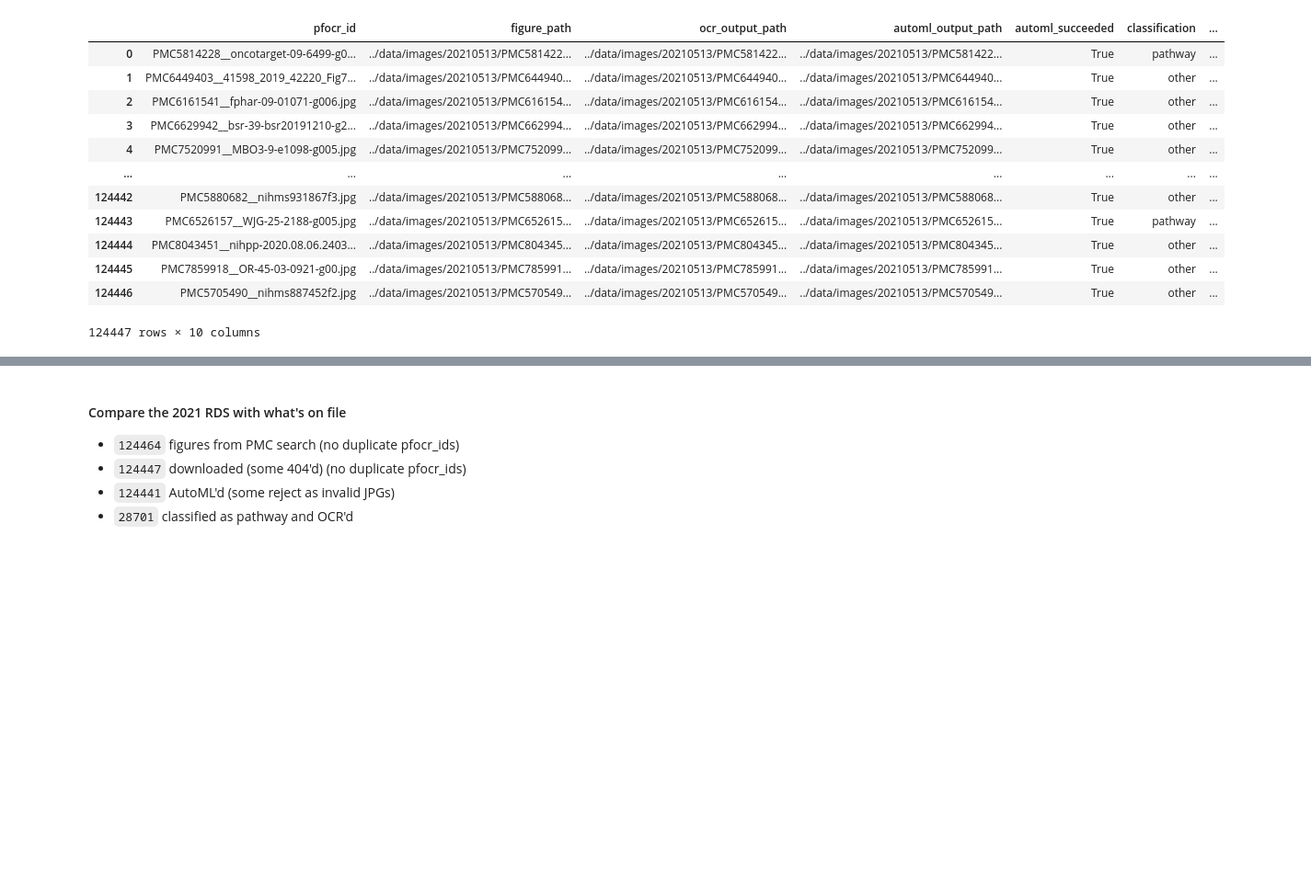
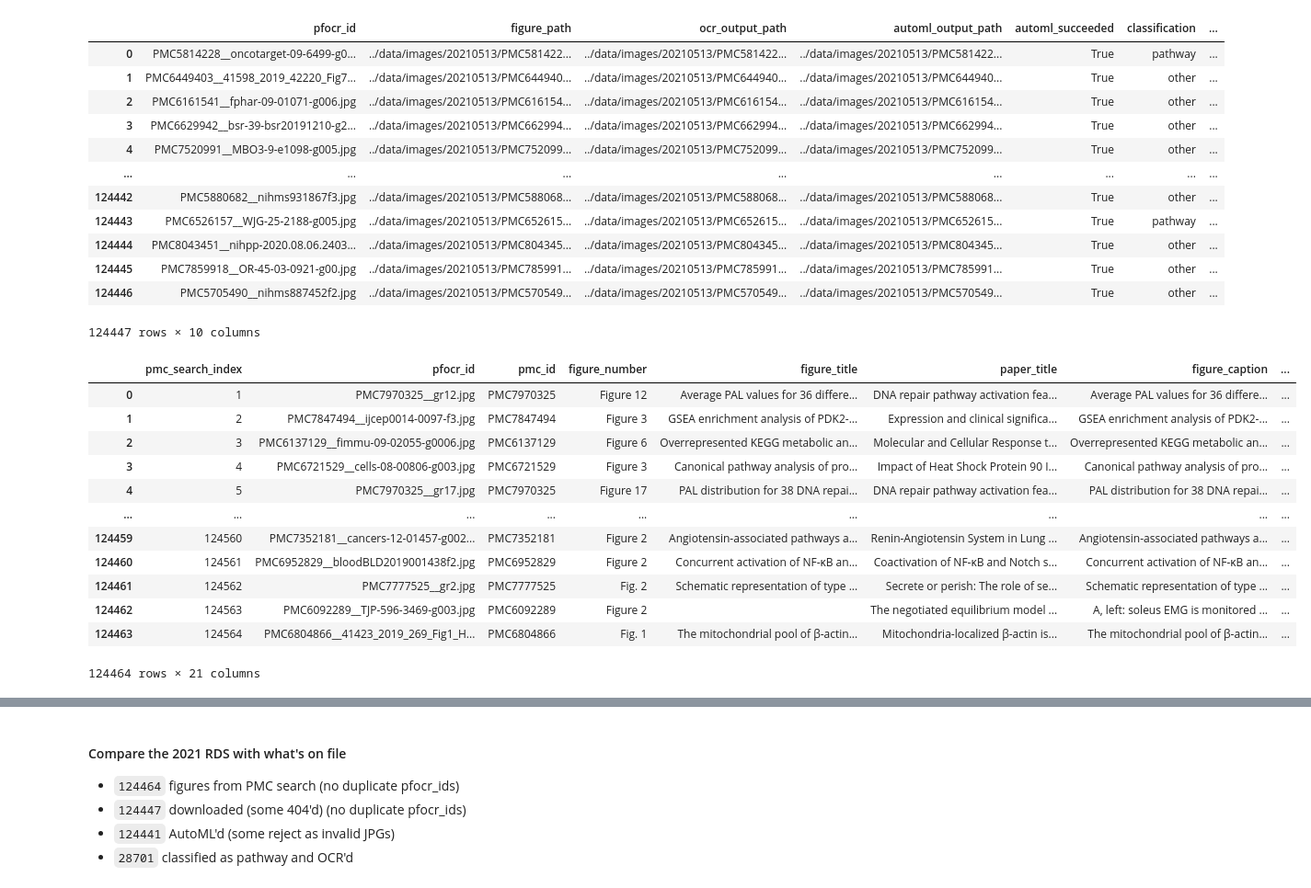
Before and after one commit to wikipathways/pathway-figure-ocr, a Jupyter notebook: notebooks/pp_classic.ipynb, the cells around one changed output, grey strips where cells are left out. Shown at 92% size. Drawn from its saved outputs; the diff is of its cells as text; code cells hidden in the pictures; blank space fills up the shorter version.

```diff
--- a/notebooks/pp_classic.ipynb
+++ b/notebooks/pp_classic.ipynb
@@ -37,6 +44,8 @@ import Levenshtein_search
 import polyleven
 # %% [markdown]
 ## Load Data
+# %%
+data_dir = Path("../data")
 # %% [markdown]
 ### Load OCR 2020 Results
 # %%
@@ -136,0 +148,6 @@ readRDS = ro.r["readRDS"]
+# %%
+def rds2pandas(rds_path):
+    r_df = readRDS(str(rds_path))
+    with localconverter(ro.default_converter + pandas2ri.converter):
+        pandas_df = ro.conversion.rpy2py(r_df)
+    return pandas_df
@@ -199,7 +237,9 @@ for ext in ("*.jpg", "*.jpeg", "*.png"):
 total_figure_path_count = len(figure_paths)
 print(f"total_figure_path_count: {total_figure_path_count}")
 
-directory_data_path = Path(f"../data/images/{target_date}/directory_data.json")
+directory_data_path = Path(
+    f"../data/images/{target_date}/collected_directory_data.json"
+)
 
 if directory_data_path.exists():
     with directory_data_path.open("r") as f:
@@ -225,9 +265,7 @@ else:
             with automl_output_path.open("r") as f:
                 automl_output = json.load(f)
                 row["classification"] = automl_output["displayName"]
-                row["classification_score"] = automl_output["classification"][
-                    "score"
-                ]
+                row["pathway_score"] = automl_output["classification"]["score"]
 
         if ocr_output_path.exists():
             row["ocr_succeeded"] = True
@@ -266,3 +304,24 @@ on_disk_df
 | 124445 | PMC7859918__OR-45-03-0921-g00.jpg | ../data/images/20210513/PMC785991... | ../data/images/20210513/PMC785991... | ../data/images/20210513/PMC785991... | True | other | ... |
 | 124446 | PMC5705490__nihms887452f2.jpg | ../data/images/20210513/PMC570549... | ../data/images/20210513/PMC570549... | ../data/images/20210513/PMC570549... | True | other | ... |
 124447 rows × 10 columns
+# %%
+raw_pfocr_figures_df = pmc_df.join(
+    on_disk_df.set_index("pfocr_id"),
+    on="pfocr_id",
+    how="outer",
+).rename(columns={"classification_score": "pathway_score"})
+raw_pfocr_figures_df
+# %% [output]
+|  | pmc_search_index | pfocr_id | pmc_id | figure_number | figure_title | paper_title | figure_caption | ... |
+| 0 | 1 | PMC7970325__gr12.jpg | PMC7970325 | Figure 12 | Average PAL values for 36 differe... | DNA repair pathway activation fea... | Average PAL values for 36 differe... | ... |
+| 1 | 2 | PMC7847494__ijcep0014-0097-f3.jpg | PMC7847494 | Figure 3 | GSEA enrichment analysis of PDK2-... | Expression and clinical significa... | GSEA enrichment analysis of PDK2-... | ... |
+| 2 | 3 | PMC6137129__fimmu-09-02055-g0006.jpg | PMC6137129 | Figure 6 | Overrepresented KEGG metabolic an... | Molecular and Cellular Response t... | Overrepresented KEGG metabolic an... | ... |
+| 3 | 4 | PMC6721529__cells-08-00806-g003.jpg | PMC6721529 | Figure 3 | Canonical pathway analysis of pro... | Impact of Heat Shock Protein 90 I... | Canonical pathway analysis of pro... | ... |
+| 4 | 5 | PMC7970325__gr17.jpg | PMC7970325 | Figure 17 | PAL distribution for 38 DNA repai... | DNA repair pathway activation fea... | PAL distribution for 38 DNA repai... | ... |
+| ... | ... | ... | ... | ... | ... | ... | ... | ... |
+| 124459 | 124560 | PMC7352181__cancers-12-01457-g002... | PMC7352181 | Figure 2 | Angiotensin-associated pathways a... | Renin-Angiotensin System in Lung ... | Angiotensin-associated pathways a... | ... |
+| 124460 | 124561 | PMC6952829__bloodBLD2019001438f2.jpg | PMC6952829 | Figure 2 | Concurrent activation of NF-κB an... | Coactivation of NF-κB and Notch s... | Concurrent activation of NF-κB an... | ... |
+| 124461 | 124562 | PMC7777525__gr2.jpg | PMC7777525 | Fig. 2 | Schematic representation of type ... | Secrete or perish: The role of se... | Schematic representation of type ... | ... |
+| 124462 | 124563 | PMC6092289__TJP-596-3469-g003.jpg | PMC6092289 | Figure 2 |  | The negotiated equilibrium model ... | A, left: soleus EMG is monitored ... | ... |
+| 124463 | 124564 | PMC6804866__41423_2019_269_Fig1_H... | PMC6804866 | Fig. 1 | The mitochondrial pool of β-actin... | Mitochondria-localized β-actin is... | The mitochondrial pool of β-actin... | ... |
+124464 rows × 21 columns
```
Also changed, not shown: parts of 59 cells of this notebook, 9 other files.
